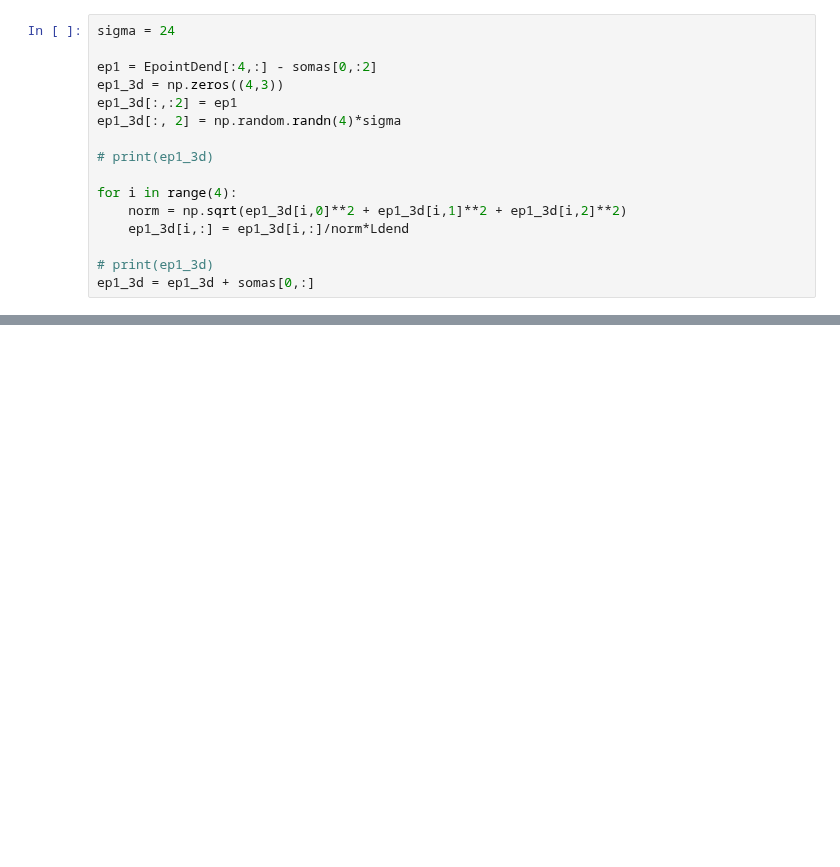
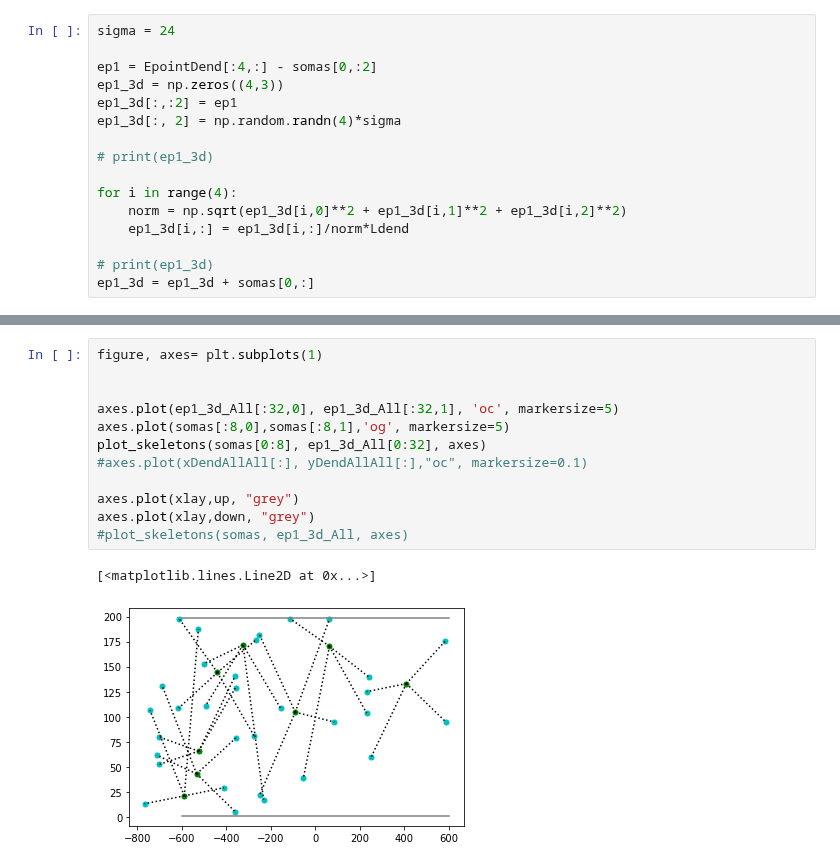
Before and after one commit to CNS-OIST/pycabnn, a Jupyter notebook: notebooks/MLI_geometry_workbook.ipynb, the cells around one changed output, grey strips where cells are left out. Saved outputs shown, nothing was run; the diff lists cells and outputs as text; blank space fills up the shorter version.

```diff
--- a/notebooks/MLI_geometry_workbook.ipynb
+++ b/notebooks/MLI_geometry_workbook.ipynb
@@ -446,0 +436,15 @@ ax.plot(ep1_3d[:,0], ep1_3d[:,1],'.k')
+# %%
+figure, axes= plt.subplots(1)
+
+
+axes.plot(ep1_3d_All[:32,0], ep1_3d_All[:32,1], 'oc', markersize=5)
+axes.plot(somas[:8,0],somas[:8,1],'og', markersize=5)
+plot_skeletons(somas[0:8], ep1_3d_All[0:32], axes)
+#axes.plot(xDendAllAll[:], yDendAllAll[:],"oc", markersize=0.1)
+
+axes.plot(xlay,up, "grey")
+axes.plot(xlay,down, "grey")
+#plot_skeletons(somas, ep1_3d_All, axes)
+# %% [output]
+[<matplotlib.lines.Line2D at 0x...>]
+[figure, added]
```
Also changed, not shown: parts of 33 cells of this notebook.
